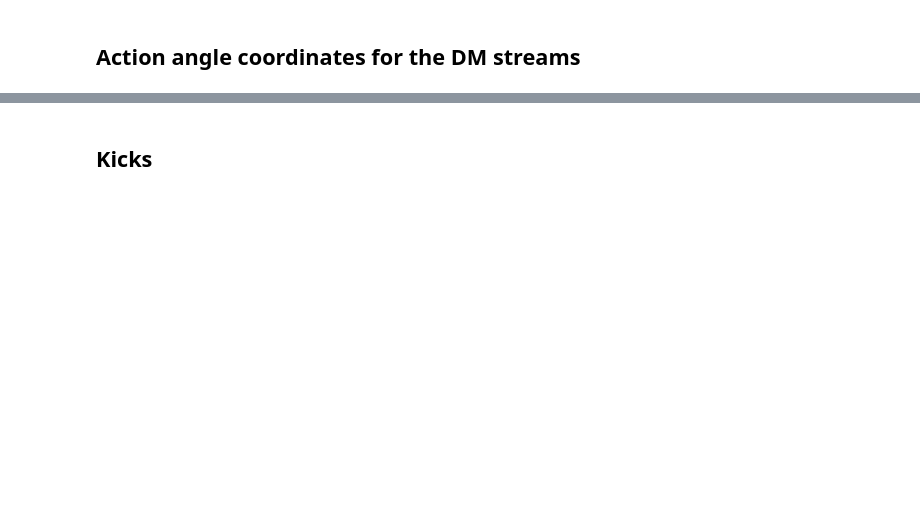
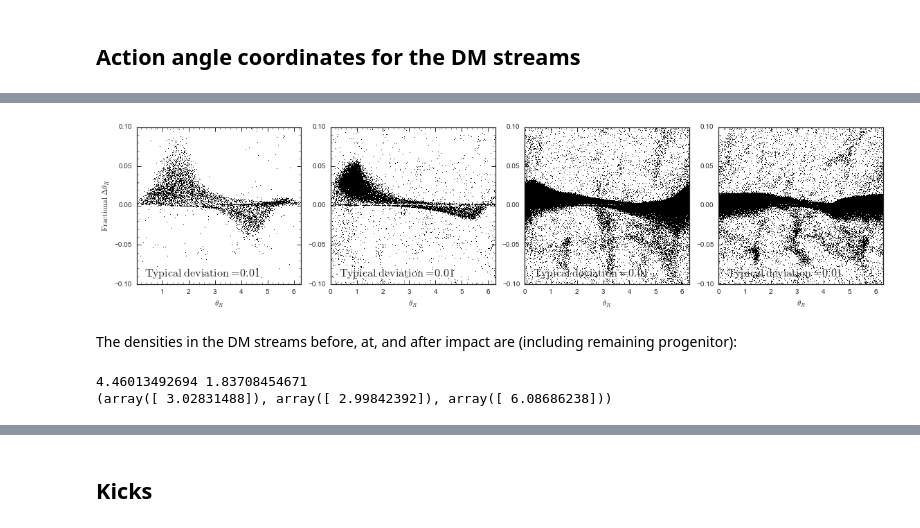
Before and after one commit to jobovy/stream-stream, a Jupyter notebook: py/SnapshotAnalysis.ipynb, the cells around one changed output, grey strips where cells are left out. Saved outputs shown, nothing was run; the diff lists cells and outputs as text; code cells hidden in the pictures; blank space fills up the shorter version.

```diff
--- a/py/SnapshotAnalysis.ipynb
+++ b/py/SnapshotAnalysis.ipynb
@@ -394,0 +447,71 @@ for aa_filename, RvR in zip(aa_filenames,RvRs):
+# %%
+figsize(16,4)
+plotIndx= 6
+subplot(1,4,1)
+ty=  ((acfs_0p125_after[plotIndx,debrisIndx_0p125]-acfs_0p125_until[plotIndx,debrisIndx_0p125]\
+                    -acfs_0p125_until[plotIndx-3,debrisIndx_0p125]*0.25*0.9777922212082034/bovy_conversion.time_in_Gyr(V0,R0)
+                      +numpy.pi) % (2.*numpy.pi)-numpy.pi)\
+                    /(acfs_0p125_until[plotIndx-3,debrisIndx_0p125]*0.25*0.9777922212082034/bovy_conversion.time_in_Gyr(V0,R0))
+bovy_plot.bovy_plot(acfs_0p125_after[plotIndx,debrisIndx_0p125],ty,
+                    'k,',
+                    gcf=True,
+                    xlabel=r'$\theta_R$',
+                    ylabel=r'$\mathrm{Fractional}\ \Delta \theta_R$',
+                    yrange=[-0.1,0.1])
+bovy_plot.bovy_text(r'$\mathrm{Typical\ deviation} = %.2f$' % (numpy.median(numpy.fabs(ty-numpy.median(ty)))),
+                   bottom_left=True,size=16.)
+subplot(1,4,2)
+ty= ((acfs_0p25_after[plotIndx,debrisIndx_0p25]-acfs_0p25_until[plotIndx,debrisIndx_0p25]\
+     -acfs_0p25_until[plotIndx-3,debrisIndx_0p25]*0.25*0.9777922212082034/bovy_conversion.time_in_Gyr(V0,R0)+numpy.pi) % (2.*numpy.pi)
+     -numpy.pi)/(acfs_0p25_until[plotIndx-3,debrisIndx_0p25]*0.25*0.9777922212082034/bovy_conversion.time_in_Gyr(V0,R0))
+bovy_plot.bovy_plot(acfs_0p25_after[plotIndx,debrisIndx_0p25],ty,
+                    'k,',gcf=True,
+                    xlabel=r'$\theta_R$',
+                    yrange=[-0.1,0.1])
+bovy_plot.bovy_text(r'$\mathrm{Typical\ deviation} = %.2f$' % (numpy.median(numpy.fabs(ty-numpy.median(ty)))),
+                   bottom_left=True,size=16.)
+subplot(1,4,3)
+ty= ((acfs_0p375_after[plotIndx,debrisIndx_0p375]-acfs_0p375_until[plotIndx,debrisIndx_0p375]\
+     -acfs_0p375_until[plotIndx-3,debrisIndx_0p375]*0.25*0.9777922212082034/bovy_conversion.time_in_Gyr(V0,R0)+numpy.pi) % (2.*numpy.pi)
+     -numpy.pi)/(acfs_0p375_until[plotIndx-3,debrisIndx_0p375]*0.25*0.9777922212082034/bovy_conversion.time_in_Gyr(V0,R0))
+bovy_plot.bovy_plot(acfs_0p375_after[plotIndx,debrisIndx_0p375],ty,
+                    'k,',gcf=True,
+                    xlabel=r'$\theta_R$',
+                    yrange=[-0.1,0.1])
+bovy_plot.bovy_text(r'$\mathrm{Typical\ deviation} = %.2f$' % (numpy.median(numpy.fabs(ty-numpy.median(ty)))),
+                   bottom_left=True,size=16.)
+subplot(1,4,4)
+ty= ((acfs_0p5_after[plotIndx,debrisIndx_0p5]-acfs_0p5_until[plotIndx,debrisIndx_0p5]\
+     -acfs_0p5_until[plotIndx-3,debrisIndx_0p5]*0.25*0.9777922212082034/bovy_conversion.time_in_Gyr(V0,R0)+numpy.pi) % (2.*numpy.pi)
+     -numpy.pi)/(acfs_0p5_until[plotIndx-3,debrisIndx_0p5]*0.25*0.9777922212082034/bovy_conversion.time_in_Gyr(V0,R0))
+bovy_plot.bovy_plot(acfs_0p5_after[plotIndx,debrisIndx_0p5],ty,
+                    'k,',gcf=True,
+                    xlabel=r'$\theta_R$',
+                    yrange=[-0.1,0.1])
+bovy_plot.bovy_text(r'$\mathrm{Typical\ deviation} = %.2f$' % (numpy.median(numpy.fabs(ty-numpy.median(ty)))),
+                   bottom_left=True,size=16.)
+tight_layout()
+# %% [output]
+[figure, added]
+# %% [markdown]
+The densities in the DM streams before, at, and after impact are (including remaining progenitor):
+# %%
+# We compute the frequency of the DM orbit, to compute the parallel angle and frequency
+aa_dm= aAI.actionsFreqsAngles(dm_impact().flip())
+oparDir_dm= numpy.array([aa_dm[3],aa_dm[4],aa_dm[5]])
+oparDir_dm/= numpy.sqrt(numpy.sum(oparDir_dm**2.))
+def calc_apars_dm(thetar,thetap,thetaz,t=0.):
+    dangle= numpy.vstack(((thetar-aa_dm[6]) % (2.*numpy.pi),
+                          (thetap-aa_dm[7]) % (2.*numpy.pi),
+                          (thetaz-aa_dm[8]) % (2.*numpy.pi)))
+    dangle= numpy.vstack((thetar-aa_dm[3]*t,thetap-aa_dm[4]*t,thetaz-aa_dm[5]*t))
+    return numpy.dot(dangle.T,oparDir_dm)
+def calc_opars_dm(Or,Op,Oz):
+    dfreq= numpy.vstack((Or,Op,Oz))
+    return numpy.dot(dfreq.T,oparDir_dm)
+opar_dm= numpy.sum(numpy.array([aa_dm[3],aa_dm[4],aa_dm[5]])*oparDir_dm)
+print opar_dm*0.125*0.9777922212082034/bovy_conversion.time_in_Gyr(V0,R0), (-0.8+opar_dm*0.25*0.9777922212082034/bovy_conversion.time_in_Gyr(V0,R0))-2.*numpy.pi
+print aa_dm[6:]
+# %% [output]
+4.46013492694 1.83708454671
+(array([ 3.02831488]), array([ 2.99842392]), array([ 6.08686238]))
```
Also changed, not shown: parts of 25 cells of this notebook.
